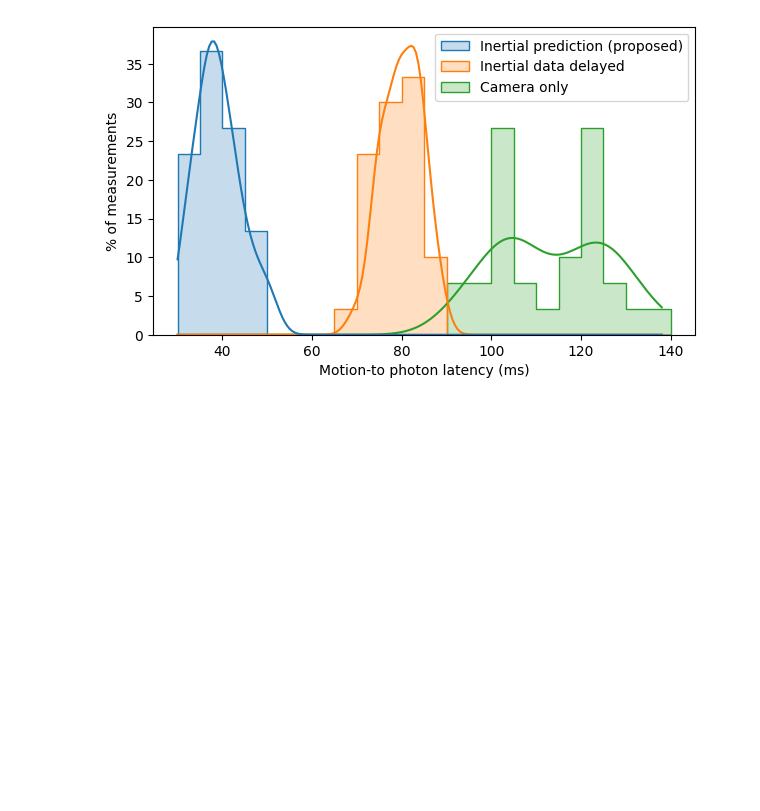
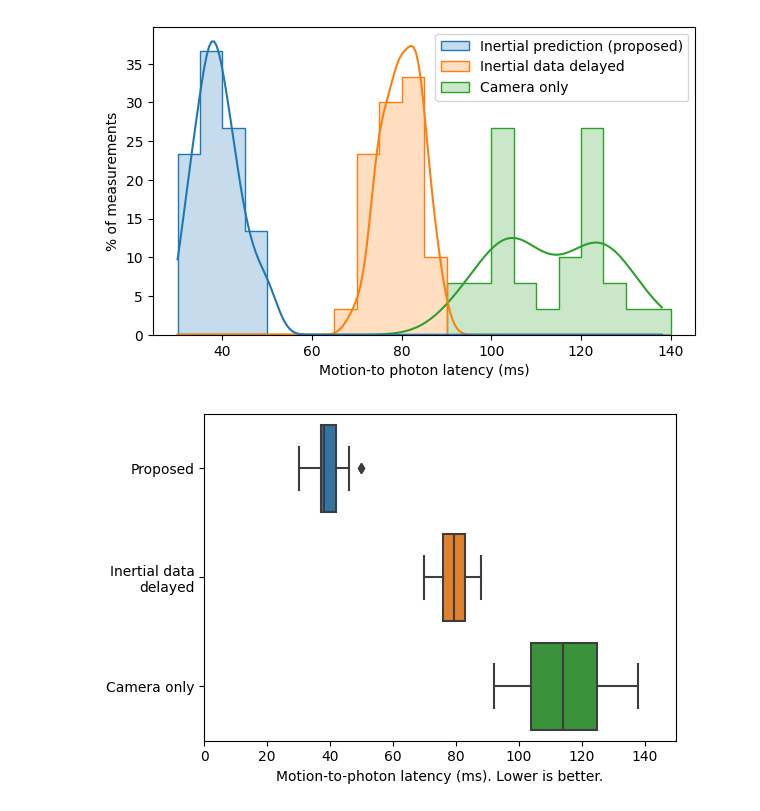
Before and after one commit to Jcparkyn/dpoint, a Jupyter notebook: python/analysis/latency-plots.ipynb, the cells around one changed output. Cells and saved outputs as stored; diff of their text form; code cells hidden in the pictures; blank space fills up the shorter version.

Commit message:
Add latency boxplot

```diff
--- a/python/analysis/latency-plots.ipynb
+++ b/python/analysis/latency-plots.ipynb
@@ -50,3 +50,19 @@ plt.savefig('latency-histogram.pdf', dpi=300)
 # plt.xlabel('Motion-to-photon latency (ms)')
 # plt.ylabel('Count')
 # plt.savefig('latency-histogram.pdf', dpi=300)
+# %%
+plt.figure(figsize=(6,4))
+ax: Axes = sns.boxplot(data=data,
+    y=data["type"].replace({
+        "cameraonly": "Camera only",
+        "delay": "Inertial data\ndelayed",
+        "prediction": "Proposed"}),
+    x=data["latency"] * 1000,
+    )
+ax.set(xlim=(0,150))
+ax.set_xlabel("Motion-to-photon latency (ms). Lower is better.")
+ax.set_ylabel("")
+plt.tight_layout()
+plt.savefig('latency-boxplot.png', dpi=300)
+# %% [output]
+[figure, added]
```
Also changed, not shown: parts of 2 cells of this notebook, 1 other file.
